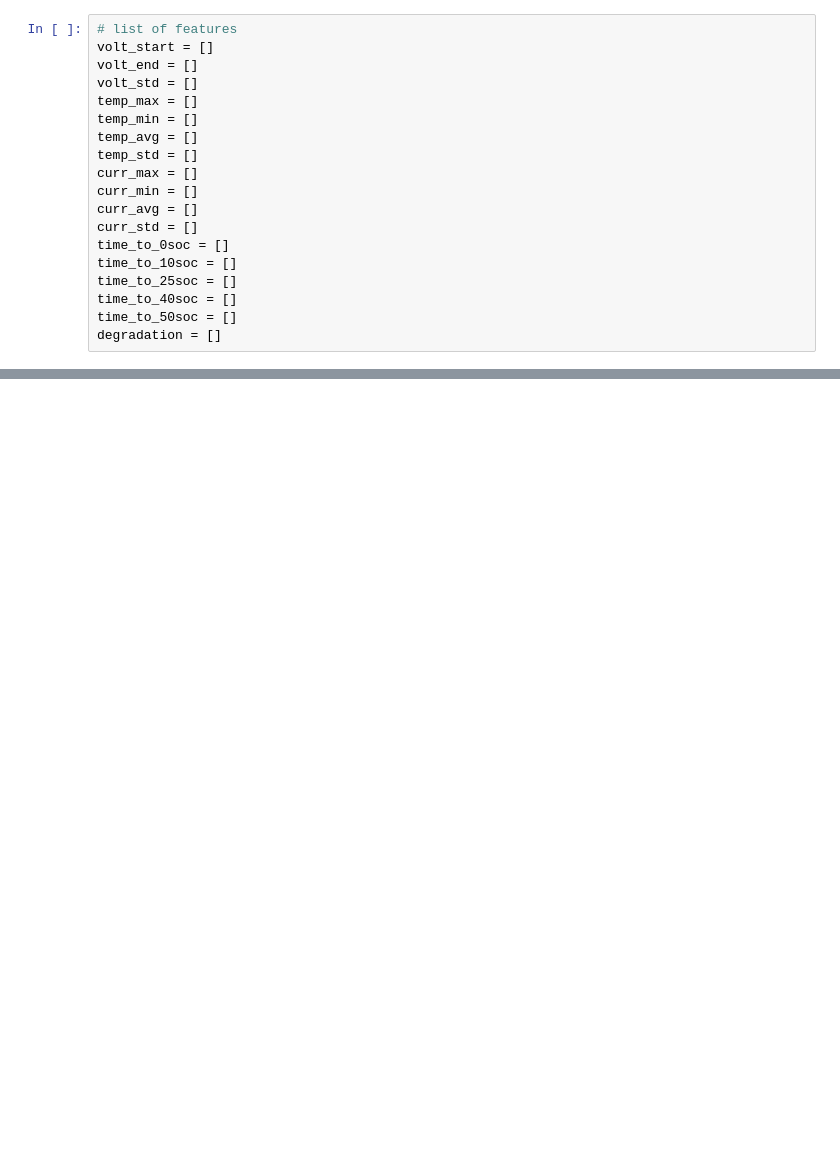
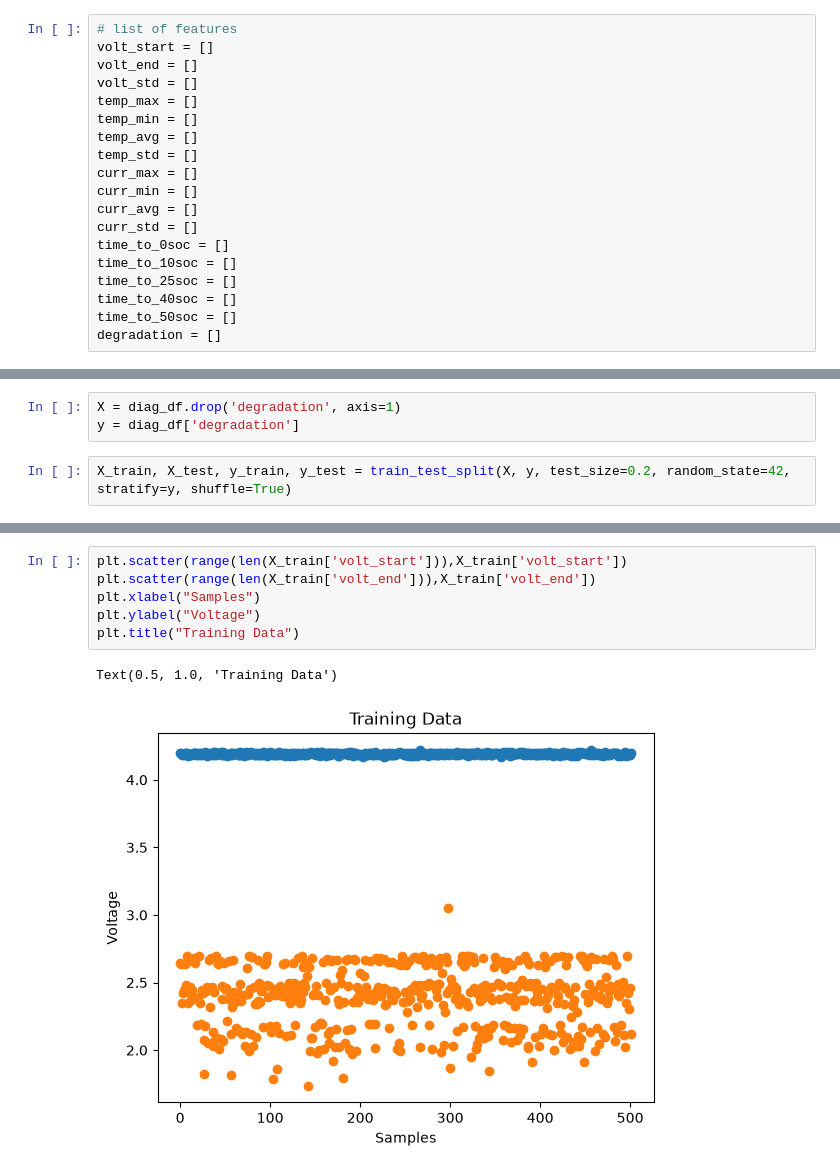
Before and after one commit to NikunjNPatel/ML-Assignment-2, a Jupyter notebook: notebooks/feature_engineering.ipynb, the cells around one changed output, grey strips where cells are left out. Saved outputs shown, nothing was run; the diff lists cells and outputs as text; blank space fills up the shorter version.

```diff
--- a/notebooks/feature_engineering.ipynb
+++ b/notebooks/feature_engineering.ipynb
@@ -320,0 +197,5 @@ plt.scatter(range(len(diag_test_df['volt_end'])),diag_test_df['volt_end'])
+# %%
+X = diag_df.drop('degradation', axis=1)
+y = diag_df['degradation']
+# %%
+X_train, X_test, y_train, y_test = train_test_split(X, y, test_size=0.2, random_state=42, stratify=y, shuffle=True)
@@ -320,0 +232,9 @@ plt.scatter(range(len(diag_test_df['volt_end'])),diag_test_df['volt_end'])
+# %%
+plt.scatter(range(len(X_train['volt_start'])),X_train['volt_start'])
+plt.scatter(range(len(X_train['volt_end'])),X_train['volt_end'])
+plt.xlabel("Samples")
+plt.ylabel("Voltage")
+plt.title("Training Data")
+# %% [output]
+Text(0.5, 1.0, 'Training Data')
+[figure, added]
```
Also changed, not shown: parts of 26 cells of this notebook, 10 other files.
